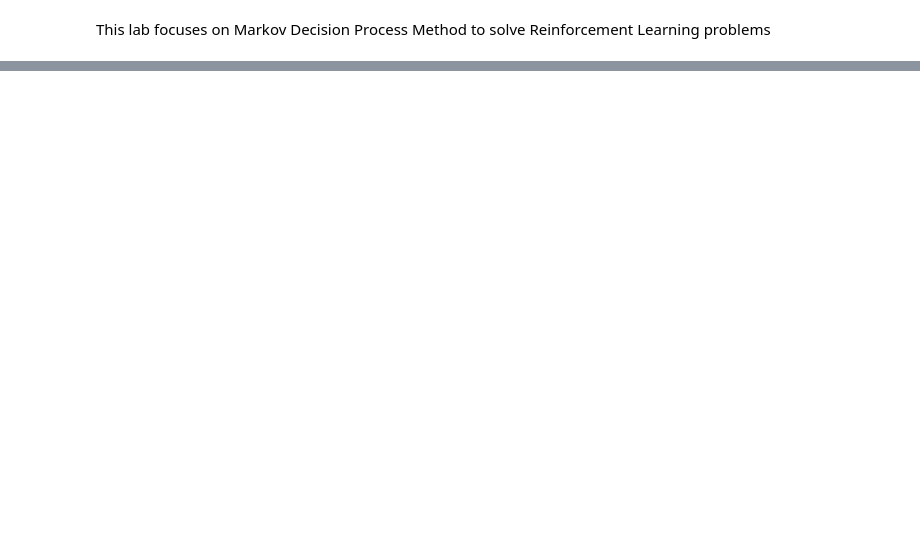
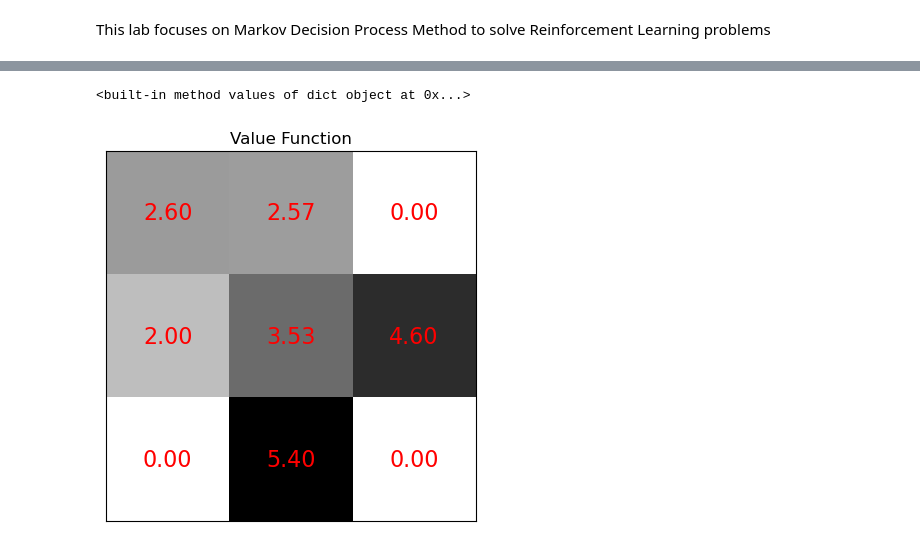
Before and after one commit to bassmalabel/RL-Labs, a Jupyter notebook: TP2/MDP.ipynb, the cells around one changed output, grey strips where cells are left out. Drawn from its saved outputs; the diff is of its cells as text; code cells hidden in the pictures; blank space fills up the shorter version.

```diff
--- a/TP2/MDP.ipynb
+++ b/TP2/MDP.ipynb
@@ -138,0 +192,6 @@ def monte_carlo ():
+# %%
+v2 = monte_carlo_(starting_state, eps_len, pi2, gamma, nb_eps)
+plot_function(v2)
+# %% [output]
+<built-in method values of dict object at 0x...>
+[figure, added]
```
Also changed, not shown: parts of 7 cells of this notebook.
